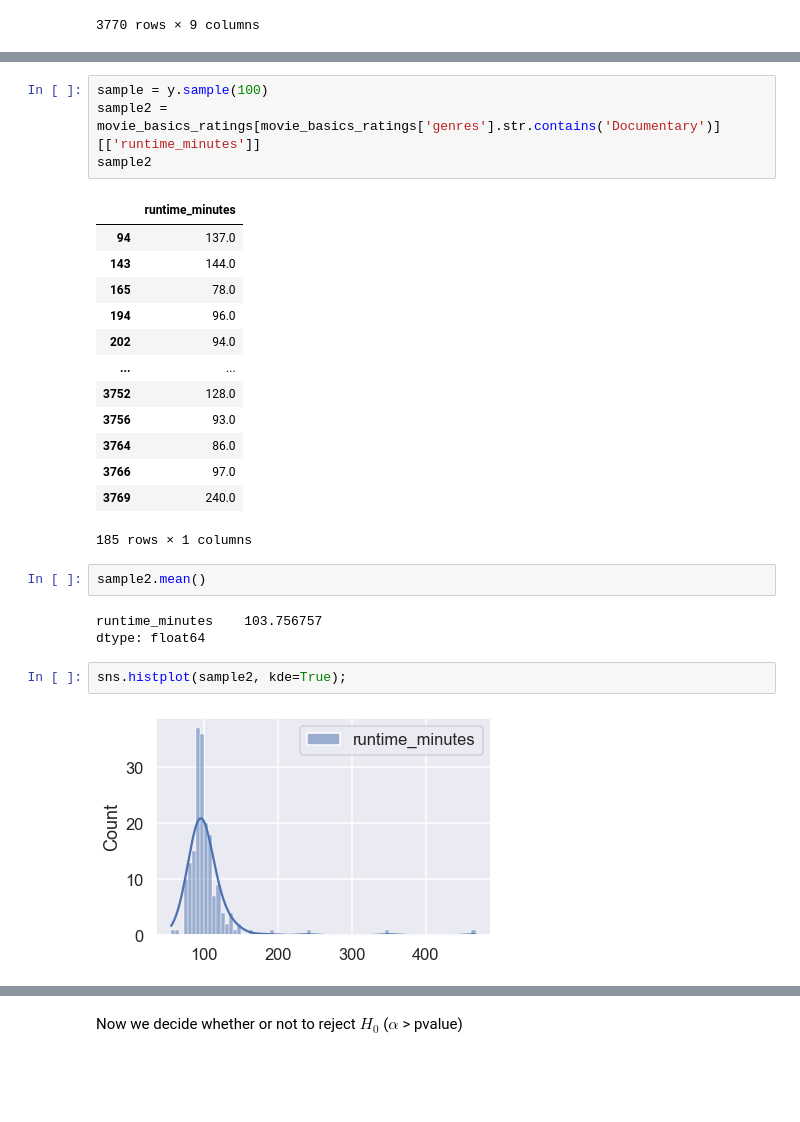
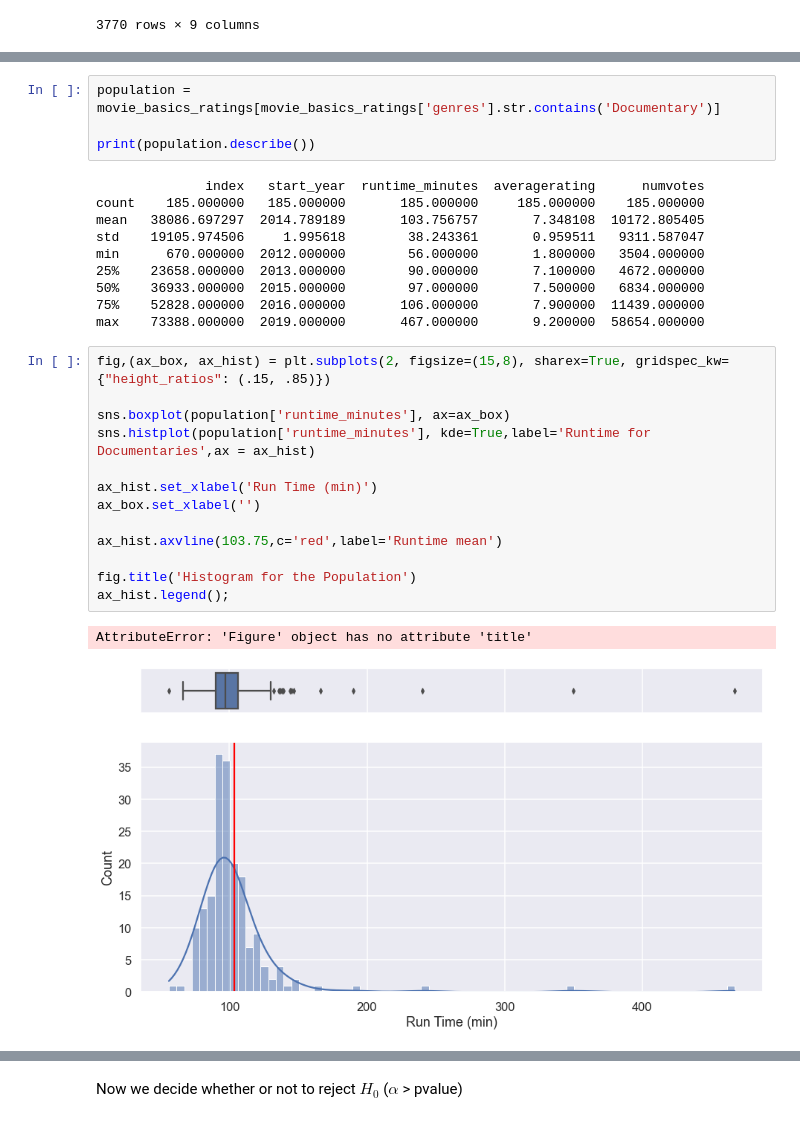
Before and after one commit to omunozsanchezdeloitte/Capstone---LPod-3, a Jupyter notebook: index.ipynb, the cells around one changed output, grey strips where cells are left out. Drawn from its saved outputs; the diff is of its cells as text; blank space fills up the shorter version.

```diff
--- a/index.ipynb
+++ b/index.ipynb
@@ -302,27 +284,30 @@ sns.histplot(y, kde=True);
 # %%
-sample = y.sample(100)
-sample2 = movie_basics_ratings[movie_basics_ratings['genres'].str.contains('Documentary')][['runtime_minutes']]
-sample2
+population = movie_basics_ratings[movie_basics_ratings['genres'].str.contains('Documentary')]
+
+print(population.describe())
 # %% [output]
-|  | runtime_minutes |
-| 94 | 137.0 |
-| 143 | 144.0 |
-| 165 | 78.0 |
-| 194 | 96.0 |
-| 202 | 94.0 |
-| ... | ... |
-| 3752 | 128.0 |
-| 3756 | 93.0 |
-| 3764 | 86.0 |
-| 3766 | 97.0 |
-| 3769 | 240.0 |
-185 rows × 1 columns
+              index   start_year  runtime_minutes  averagerating      numvotes
+count    185.000000   185.000000       185.000000     185.000000    185.000000
+mean   38086.697297  2014.789189       103.756757       7.348108  10172.805405
+std    19105.974506     1.995618        38.243361       0.959511   9311.587047
+min      670.000000  2012.000000        56.000000       1.800000   3504.000000
+25%    23658.000000  2013.000000        90.000000       7.100000   4672.000000
+50%    36933.000000  2015.000000        97.000000       7.500000   6834.000000
+75%    52828.000000  2016.000000       106.000000       7.900000  11439.000000
+max    73388.000000  2019.000000       467.000000       9.200000  58654.000000
-# %%
-sample2.mean()
-# %% [output]
-runtime_minutes    103.756757
-dtype: float64
-# %%
-sns.histplot(sample2, kde=True);
-# %% [output]
-[figure, removed]
+# %%
+fig,(ax_box, ax_hist) = plt.subplots(2, figsize=(15,8), sharex=True, gridspec_kw={"height_ratios": (.15, .85)})
+
+sns.boxplot(population['runtime_minutes'], ax=ax_box)
+sns.histplot(population['runtime_minutes'], kde=True,label='Runtime for Documentaries',ax = ax_hist)
+
+ax_hist.set_xlabel('Run Time (min)')
+ax_box.set_xlabel('')
+
+ax_hist.axvline(103.75,c='red',label='Runtime mean')
+
+fig.title('Histogram for the Population')
+ax_hist.legend();
+# %% [output]
+AttributeError: 'Figure' object has no attribute 'title'
+[figure, added]
```
Also changed, not shown: parts of 12 cells of this notebook.
